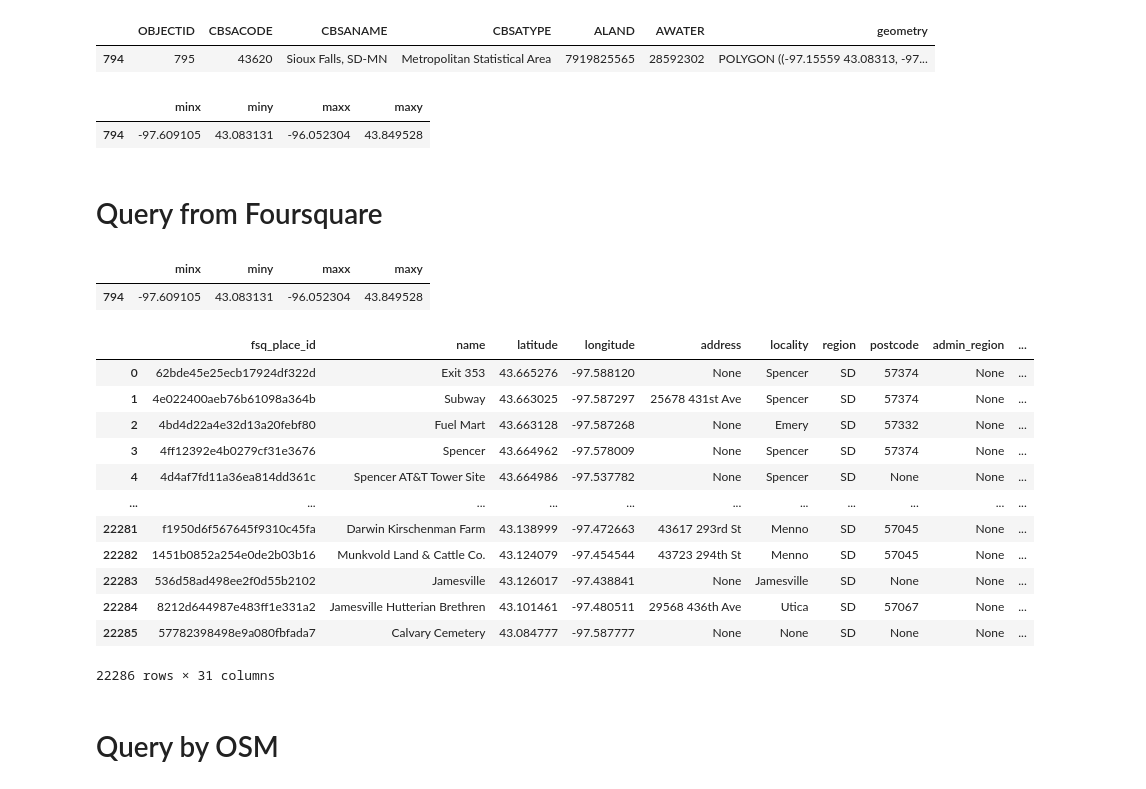
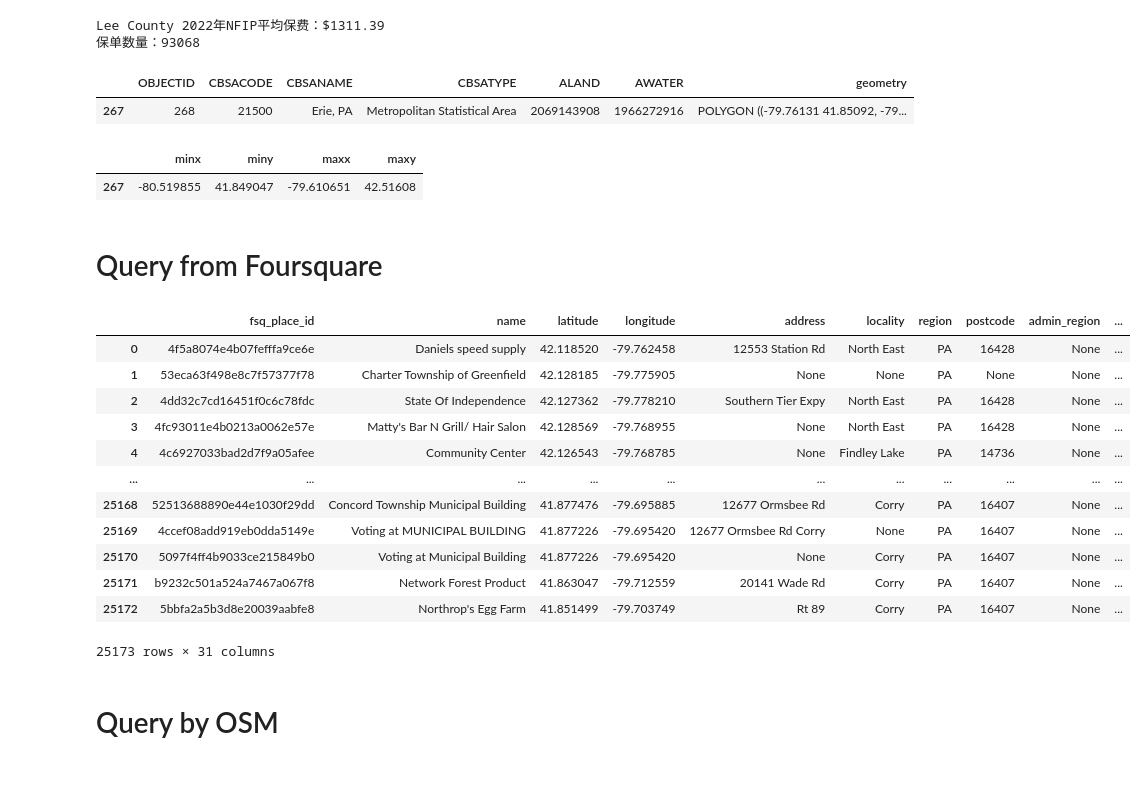
Before and after one commit to HOUPU1993/POI-study, a Jupyter notebook: 2.data_engenering/data_engineering.ipynb, the cells around one changed output. Saved outputs shown, nothing was run; the diff lists cells and outputs as text; code cells hidden in the pictures.

```diff
--- a/2.data_engenering/data_engineering.ipynb
+++ b/2.data_engenering/data_engineering.ipynb
@@ -11,16 +44,39 @@ from pyiceberg.catalog import load_catalog
+# %%
+import pandas as pd
+
+# 筛选Lee County
+lee = ceshi[ceshi['countyCode'] == '12071'].copy()
+
+# 将日期转换为datetime格式
+lee['policyEffectiveDate'] = pd.to_datetime(lee['policyEffectiveDate'])
+
+# 筛选2022年有效的保单
+lee_2022 = lee[
+    (lee['policyEffectiveDate'].dt.year == 2022)
+]
+
+# 计算平均保费
+avg_premium = lee_2022['totalInsurancePremiumOfThePolicy'].mean()
+print(f"Lee County 2022年NFIP平均保费：${avg_premium:.2f}")
+
+# 同时输出保单数量
+print(f"保单数量：{len(lee_2022)}")
+# %% [output]
+Lee County 2022年NFIP平均保费：$1311.39
+保单数量：93068
 # %%
 us_cbsa = gpd.read_file("/Users/houpuli/Downloads/Core_based_statistical_area_for_the_US_July_2023_4764927935501855778.geojson")
 us_msa = us_cbsa[us_cbsa['CBSATYPE'] == 'Metropolitan Statistical Area']
-msa_siousfalls = us_msa[us_msa['CBSACODE']=='43620']
-msa_siousfalls
+msa_eire = us_msa[us_msa['CBSACODE']=='21500']
+msa_eire
 # %% [output]
 |  | OBJECTID | CBSACODE | CBSANAME | CBSATYPE | ALAND | AWATER | geometry |
-| 794 | 795 | 43620 | Sioux Falls, SD-MN | Metropolitan Statistical Area | 7919825565 | 28592302 | POLYGON ((-97.15559 43.08313, -97... |
+| 267 | 268 | 21500 | Erie, PA | Metropolitan Statistical Area | 2069143908 | 1966272916 | POLYGON ((-79.76131 41.85092, -79... |
 # %%
-msa_siousfalls.bounds
+msa_eire.bounds
 # %% [output]
 |  | minx | miny | maxx | maxy |
-| 794 | -97.609105 | 43.083131 | -96.052304 | 43.849528 |
+| 267 | -80.519855 | 41.849047 | -79.610651 | 42.51608 |
 # %% [markdown]
 # Query from Foursquare
 # %%
@@ -195,47 +251,45 @@ def query_foursquare(
                 gdf[col] = gdf[col].apply(json_str_tr)
 
     return gdf
-# %%
-msa_siousfalls.bounds
-# %% [output]
-|  | minx | miny | maxx | maxy |
-| 794 | -97.609105 | 43.083131 | -96.052304 | 43.849528 |
 # %%
 foursquare_places = query_foursquare(token_path="/Users/houpuli/Redlining Lab Dropbox/HOUPU LI/foursquare_token.json",
-                       minLon=-97.609105, maxLon=-96.052304,
-                       minLat=43.083131, maxLat=43.849528)
+                       minLon=-80.519855, maxLon=-79.610651,
+                       minLat=41.849047, maxLat=42.51608)
 # %%
 import ast
 
 def safe_parse(x):
     if x is None or (isinstance(x, float)):
         return None
     try:
         result = ast.literal_eval(x)
         return result[0] if isinstance(result, list) and len(result) > 0 else None
     except:
         return x
 
 foursquare_places["cat_str"] = foursquare_places["fsq_category_labels"].apply(safe_parse)
 cats = foursquare_places["cat_str"].str.split(" > ", expand=True)
 foursquare_places["cat_main"] = cats[0]
 foursquare_places["cat_alt"] = cats[1]
 
 foursquare_places["fsq_category_ids"] = foursquare_places["fsq_category_ids"].apply(lambda x: ", ".join(ast.literal_eval(x)) if isinstance(x, str) and x.startswith("[") else x)
 foursquare_places["fsq_category_labels"] = foursquare_places["fsq_category_labels"].apply(lambda x: ", ".join(ast.literal_eval(x)) if isinstance(x, str) and x.startswith("[") else x)
+
+foursquare_places = gpd.sjoin(foursquare_places, msa_eire, how='inner',predicate="within").reset_index(drop=True)
+foursquare_places = foursquare_places.drop(columns=['index_right','OBJECTID','CBSACODE','CBSANAME','CBSATYPE','ALAND','AWATER'])
 foursquare_places
 # %% [output]
 |  | fsq_place_id | name | latitude | longitude | address | locality | region | postcode | admin_region | ... |
-| 0 | 62bde45e25ecb17924df322d | Exit 353 | 43.665276 | -97.588120 | None | Spencer | SD | 57374 | None | ... |
-| 1 | 4e022400aeb76b61098a364b | Subway | 43.663025 | -97.587297 | 25678 431st Ave | Spencer | SD | 57374 | None | ... |
-| 2 | 4bd4d22a4e32d13a20febf80 | Fuel Mart | 43.663128 | -97.587268 | None | Emery | SD | 57332 | None | ... |
-| 3 | 4ff12392e4b0279cf31e3676 | Spencer | 43.664962 | -97.578009 | None | Spencer | SD | 57374 | None | ... |
-| 4 | 4d4af7fd11a36ea814dd361c | Spencer AT&T Tower Site | 43.664986 | -97.537782 | None | Spencer | SD | None | None | ... |
+| 0 | 4f5a8074e4b07fefffa9ce6e | Daniels speed supply | 42.118520 | -79.762458 | 12553 Station Rd | North East | PA | 16428 | None | ... |
+| 1 | 53eca63f498e8c7f57377f78 | Charter Township of Greenfield | 42.128185 | -79.775905 | None | None | PA | None | None | ... |
+| 2 | 4dd32c7cd16451f0c6c78fdc | State Of Independence | 42.127362 | -79.778210 | Southern Tier Expy | North East | PA | 16428 | None | ... |
+| 3 | 4fc93011e4b0213a0062e57e | Matty's Bar N Grill/ Hair Salon | 42.128569 | -79.768955 | None | North East | PA | 16428 | None | ... |
+| 4 | 4c6927033bad2d7f9a05afee | Community Center | 42.126543 | -79.768785 | None | Findley Lake | PA | 14736 | None | ... |
 | ... | ... | ... | ... | ... | ... | ... | ... | ... | ... | ... |
-| 22281 | f1950d6f567645f9310c45fa | Darwin Kirschenman Farm | 43.138999 | -97.472663 | 43617 293rd St | Menno | SD | 57045 | None | ... |
-| 22282 | 1451b0852a254e0de2b03b16 | Munkvold Land & Cattle Co. | 43.124079 | -97.454544 | 43723 294th St | Menno | SD | 57045 | None | ... |
-| 22283 | 536d58ad498ee2f0d55b2102 | Jamesville | 43.126017 | -97.438841 | None | Jamesville | SD | None | None | ... |
-| 22284 | 8212d644987e483ff1e331a2 | Jamesville Hutterian Brethren | 43.101461 | -97.480511 | 29568 436th Ave | Utica | SD | 57067 | None | ... |
-| 22285 | 57782398498e9a080fbfada7 | Calvary Cemetery | 43.084777 | -97.587777 | None | None | SD | None | None | ... |
+| 25168 | 52513688890e44e1030f29dd | Concord Township Municipal Building | 41.877476 | -79.695885 | 12677 Ormsbee Rd | Corry | PA | 16407 | None | ... |
+| 25169 | 4ccef08add919eb0dda5149e | Voting at MUNICIPAL BUILDING | 41.877226 | -79.695420 | 12677 Ormsbee Rd Corry | None | PA | 16407 | None | ... |
+| 25170 | 5097f4ff4b9033ce215849b0 | Voting at Municipal Building | 41.877226 | -79.695420 | None | Corry | PA | 16407 | None | ... |
+| 25171 | b9232c501a524a7467a067f8 | Network Forest Product | 41.863047 | -79.712559 | 20141 Wade Rd | Corry | PA | 16407 | None | ... |
+| 25172 | 5bbfa2a5b3d8e20039aabfe8 | Northrop's Egg Farm | 41.851499 | -79.703749 | Rt 89 | Corry | PA | 16407 | None | ... |
-22286 rows × 31 columns
+25173 rows × 31 columns
 # %%
```
Also changed, not shown: parts of 59 cells of this notebook, 2 other files.
